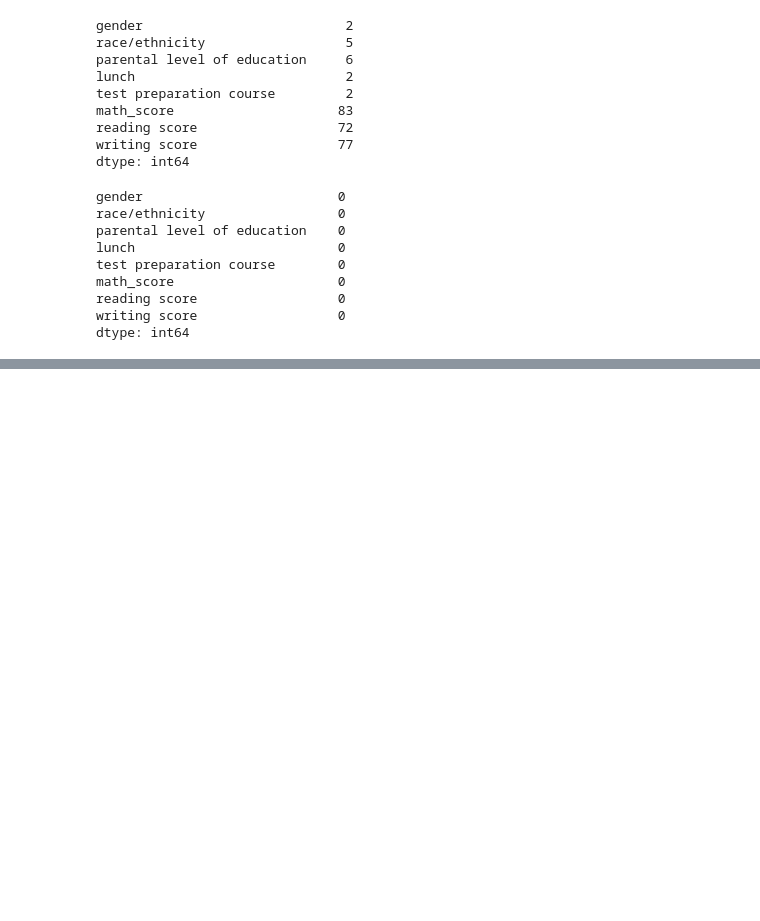
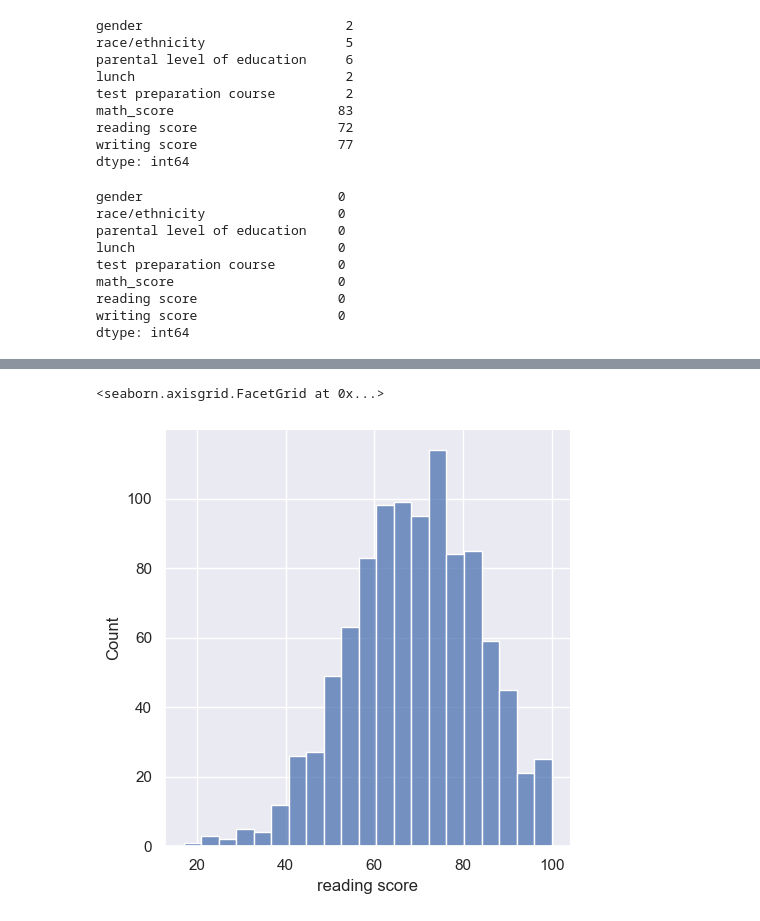
Before and after one commit to yakinamaharjan/trainee, a Jupyter notebook: notes/9.eda.ipynb, the cells around one changed output, grey strips where cells are left out. Drawn from its saved outputs; the diff is of its cells as text; code cells hidden in the pictures; blank space fills up the shorter version.

```diff
--- a/notes/9.eda.ipynb
+++ b/notes/9.eda.ipynb
@@ -70,0 +87,5 @@ dtype: int64
+# %%
+sns.displot(df2['reading score'])
+# %% [output]
+<seaborn.axisgrid.FacetGrid at 0x...>
+[figure, added]
```
Also changed, not shown: parts of 5 cells of this notebook, 1 other file.
